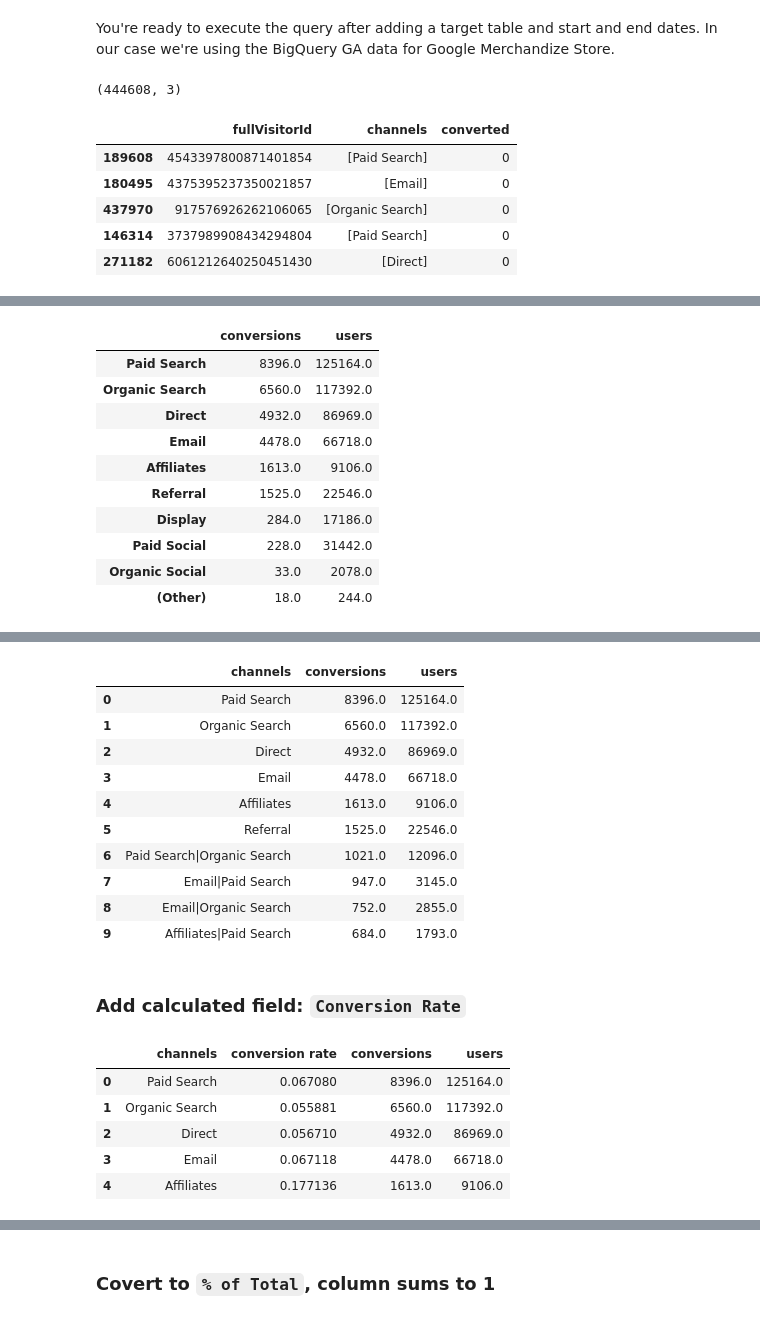
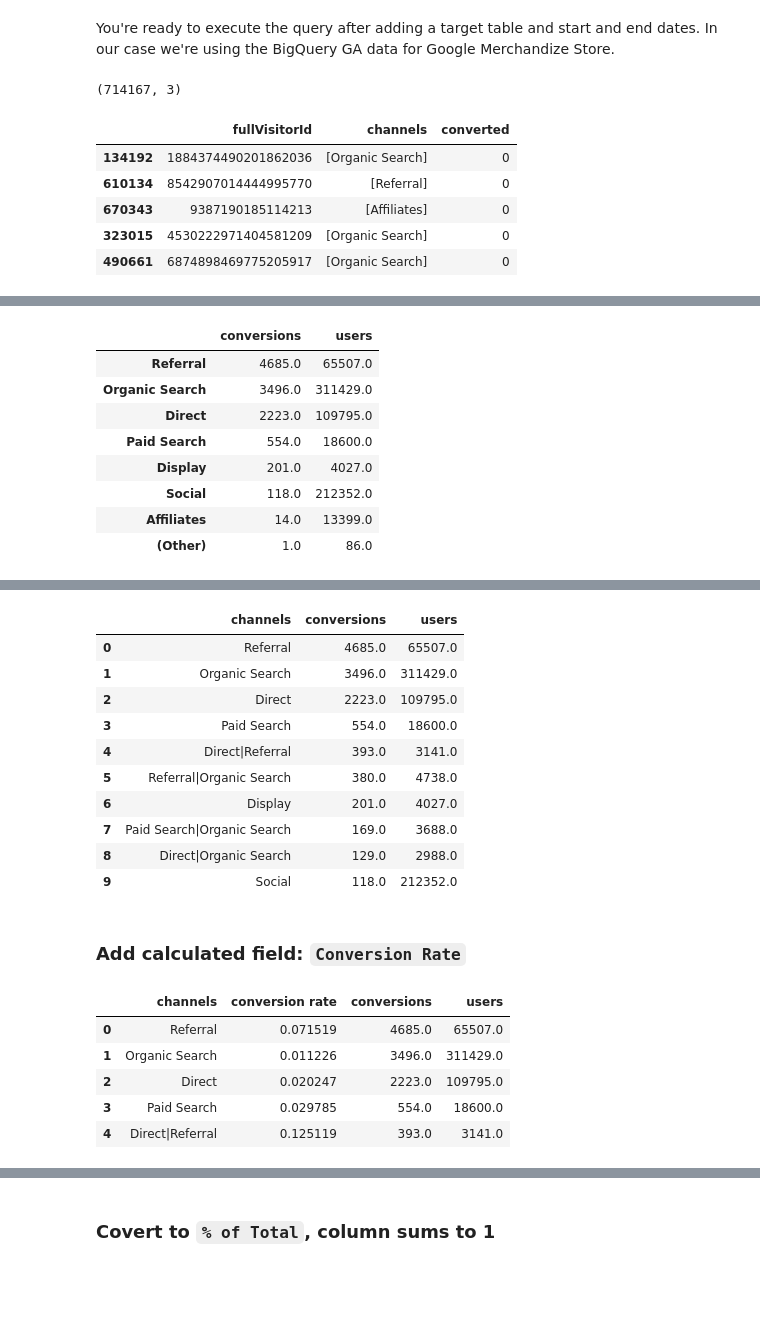
Before and after one commit to iampatgrady/Simple-Probabalistic-Model-For-Google-Analytics-Users, a Jupyter notebook: Multitouch_Attribution_Modeling.ipynb, the cells around one changed output, grey strips where cells are left out. Cells and saved outputs as stored; diff of their text form; code cells hidden in the pictures; blank space fills up the shorter version.

```diff
--- a/Multitouch_Attribution_Modeling.ipynb
+++ b/Multitouch_Attribution_Modeling.ipynb
@@ -31,27 +31,30 @@ You'll want to download and inspect the SQL, and then upload that file to your l
 You're ready to execute the query after adding a target table and start and end dates. In our case we're using the BigQuery GA data for Google Merchandize Store.
 # %%
 #@title Enter your BigQuery project ID { run: "auto", display-mode: "form" }
-project = "<your-billing-project-id>" #@param {type:"string"}
+project = "as-dev-pat" #@param {type:"string"}
 target = "bigquery-public-data.google_analytics_sample.ga_sessions_*" #@param {type:"string"}
-start = "2017-07-01" #@param {type:"date"}
+start = "2016-07-01" #@param {type:"date"}
 end = "2017-08-01" #@param {type:"date"}
 # %%
+from google.colab import auth
+auth.authenticate_user()
+
 sql_query = urllib2 \
   .urlopen("https://storage.googleapis.com/pats-test/sql/multi_touch_attribution.sql") \
   .read().format(target,start.replace("-",""),end.replace("-",""))
 
 ga_data = pd.io.gbq.read_gbq(sql_query,project_id=project,dialect='standard')
 
 print ga_data.shape
 ga_data.sample(5)
 # %% [output]
-(444608, 3)
+(714167, 3)
 |  | fullVisitorId | channels | converted |
-| 189608 | 4543397800871401854 | [Paid Search] | 0 |
-| 180495 | 4375395237350021857 | [Email] | 0 |
-| 437970 | 917576926262106065 | [Organic Search] | 0 |
-| 146314 | 3737989908434294804 | [Paid Search] | 0 |
-| 271182 | 6061212640250451430 | [Direct] | 0 |
+| 134192 | 1884374490201862036 | [Organic Search] | 0 |
+| 610134 | 8542907014444995770 | [Referral] | 0 |
+| 670343 | 9387190185114213 | [Affiliates] | 0 |
+| 323015 | 4530222971404581209 | [Organic Search] | 0 |
+| 490661 | 6874898469775205917 | [Organic Search] | 0 |
 # %% [markdown]
 ## Individual Channel Probability
 
@@ -74,16 +77,14 @@ for user in ga_data.to_records():
 pd.DataFrame(channel_metrics_map).transpose().sort_values(by='conversions',ascending=False)
 # %% [output]
 |  | conversions | users |
-| Paid Search | 8396.0 | 125164.0 |
-| Organic Search | 6560.0 | 117392.0 |
-| Direct | 4932.0 | 86969.0 |
-| Email | 4478.0 | 66718.0 |
-| Affiliates | 1613.0 | 9106.0 |
-| Referral | 1525.0 | 22546.0 |
-| Display | 284.0 | 17186.0 |
-| Paid Social | 228.0 | 31442.0 |
-| Organic Social | 33.0 | 2078.0 |
-| (Other) | 18.0 | 244.0 |
+| Referral | 4685.0 | 65507.0 |
+| Organic Search | 3496.0 | 311429.0 |
+| Direct | 2223.0 | 109795.0 |
+| Paid Search | 554.0 | 18600.0 |
+| Display | 201.0 | 4027.0 |
+| Social | 118.0 | 212352.0 |
+| Affiliates | 14.0 | 13399.0 |
+| (Other) | 1.0 | 86.0 |
 # %% [markdown]
 ## Pairwise Channel Probabilities
 
@@ -107,16 +108,16 @@ pd.DataFrame(channel_metrics).transpose().sort_values(by='conversions', ascendin
     .reset_index().rename(columns={'index':'channels'})[:10]
 # %% [output]
 |  | channels | conversions | users |
-| 0 | Paid Search | 8396.0 | 125164.0 |
-| 1 | Organic Search | 6560.0 | 117392.0 |
-| 2 | Direct | 4932.0 | 86969.0 |
-| 3 | Email | 4478.0 | 66718.0 |
-| 4 | Affiliates | 1613.0 | 9106.0 |
-| 5 | Referral | 1525.0 | 22546.0 |
-| 6 | Paid Search|Organic Search | 1021.0 | 12096.0 |
-| 7 | Email|Paid Search | 947.0 | 3145.0 |
-| 8 | Email|Organic Search | 752.0 | 2855.0 |
-| 9 | Affiliates|Paid Search | 684.0 | 1793.0 |
+| 0 | Referral | 4685.0 | 65507.0 |
+| 1 | Organic Search | 3496.0 | 311429.0 |
+| 2 | Direct | 2223.0 | 109795.0 |
+| 3 | Paid Search | 554.0 | 18600.0 |
+| 4 | Direct|Referral | 393.0 | 3141.0 |
+| 5 | Referral|Organic Search | 380.0 | 4738.0 |
+| 6 | Display | 201.0 | 4027.0 |
+| 7 | Paid Search|Organic Search | 169.0 | 3688.0 |
+| 8 | Direct|Organic Search | 129.0 | 2988.0 |
+| 9 | Social | 118.0 | 212352.0 |
 # %% [markdown]
 ### Add calculated field: `Conversion Rate`
 # %%
@@ -130,11 +131,11 @@ pd.DataFrame(channel_metrics).transpose().sort_values(by='conversions', ascendin
     .reset_index().rename(columns={'index':'channels'})[:5]
 # %% [output]
 |  | channels | conversion rate | conversions | users |
-| 0 | Paid Search | 0.067080 | 8396.0 | 125164.0 |
-| 1 | Organic Search | 0.055881 | 6560.0 | 117392.0 |
-| 2 | Direct | 0.056710 | 4932.0 | 86969.0 |
-| 3 | Email | 0.067118 | 4478.0 | 66718.0 |
-| 4 | Affiliates | 0.177136 | 1613.0 | 9106.0 |
+| 0 | Referral | 0.071519 | 4685.0 | 65507.0 |
+| 1 | Organic Search | 0.011226 | 3496.0 | 311429.0 |
+| 2 | Direct | 0.020247 | 2223.0 | 109795.0 |
+| 3 | Paid Search | 0.029785 | 554.0 | 18600.0 |
+| 4 | Direct|Referral | 0.125119 | 393.0 | 3141.0 |
 # %% [markdown]
 ## Simple Multi-Touch Probabilistic Model
 <img src="https://storage.googleapis.com/pats-test/images/model.png">
```
Also changed, not shown: parts of 5 cells of this notebook.
